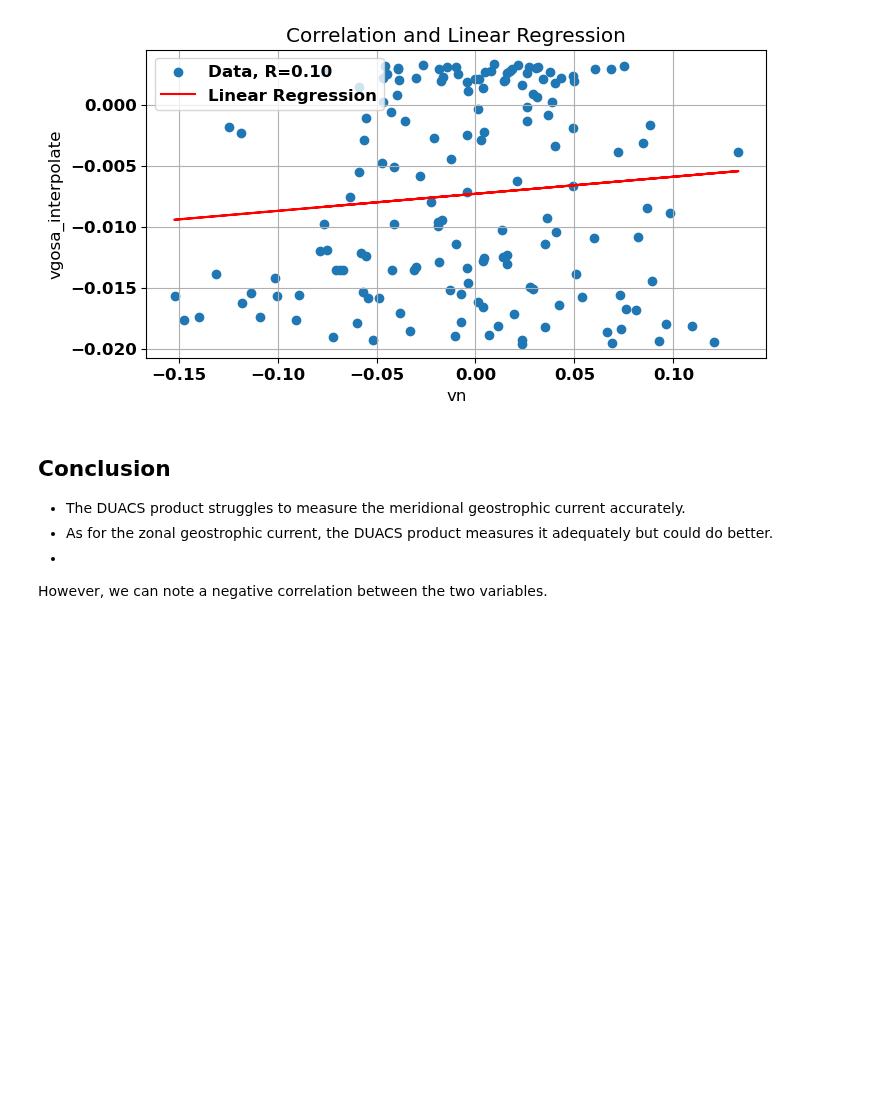
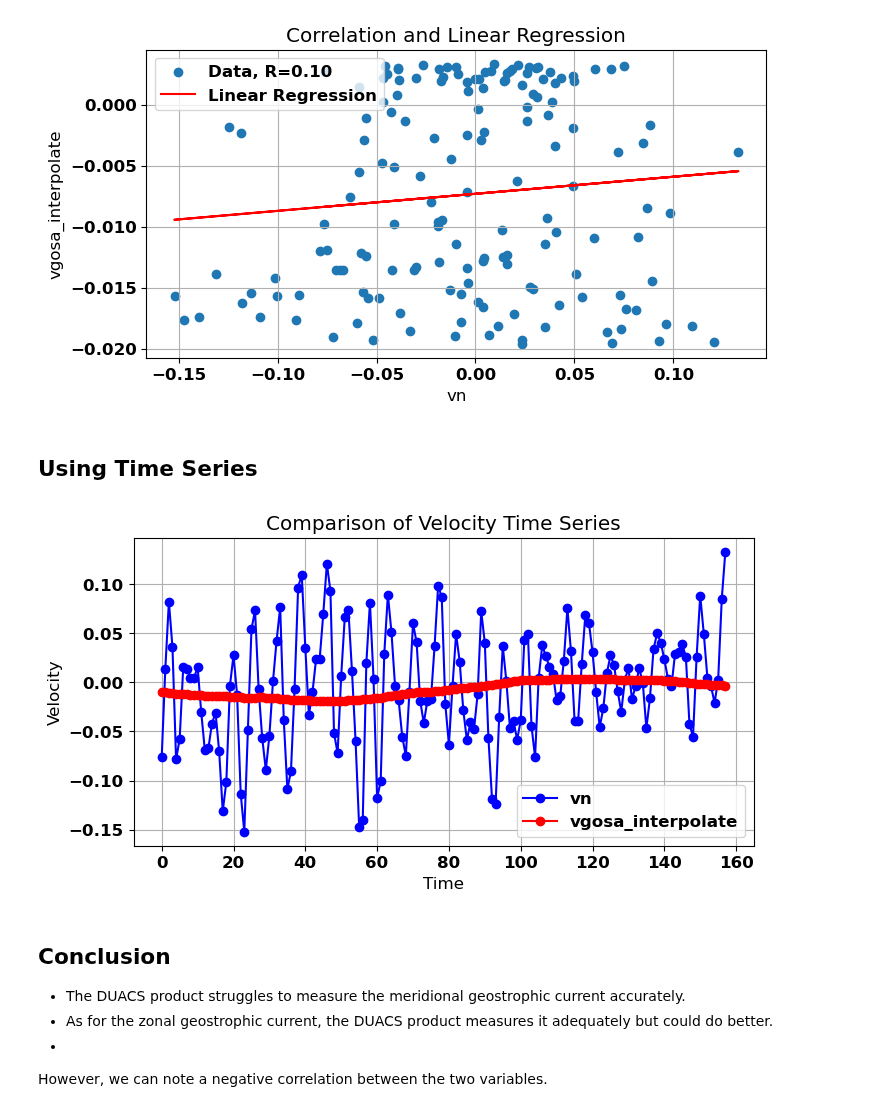
Before and after one commit to Julio-Leonel-Donfack/Courants-Derivants-Cmems, a Jupyter notebook: 3-interpolation-cmems-drifters-existent.ipynb, the cells around one changed output. Cells and saved outputs as stored; diff of their text form; code cells hidden in the pictures; blank space fills up the shorter version.

```diff
--- a/3-interpolation-cmems-drifters-existent.ipynb
+++ b/3-interpolation-cmems-drifters-existent.ipynb
@@ -468,6 +488,25 @@ plt.savefig("fig14 mode.png")
 plt.show()
 # %% [output]
 [figure]
+# %% [markdown]
+## Using Time Series
+# %%
+ # Plot time series
+plt.figure(figsize=(8, 4))
+plt.plot(df_1['vn'], color='Blue', marker='o', linestyle='-',label='vn')
+plt.plot(mean_vgosa_2, color='RED', marker='o', linestyle='-', label='vgosa_interpolate')
+plt.legend([f'Correlation: {correlation:.2f}'], loc='upper left')
+
+
+plt.xlabel('Time')
+plt.ylabel('Velocity')
+plt.title('Comparison of Velocity Time Series')
+plt.legend()
+plt.grid(True)
+plt.savefig("fig16 mode.png")
+plt.show()
+# %% [output]
+[figure, added]
 # %% [markdown]
 ## Conclusion
  - The DUACS product struggles to measure the meridional geostrophic current accurately.
```
Also changed, not shown: parts of 4 cells of this notebook.
